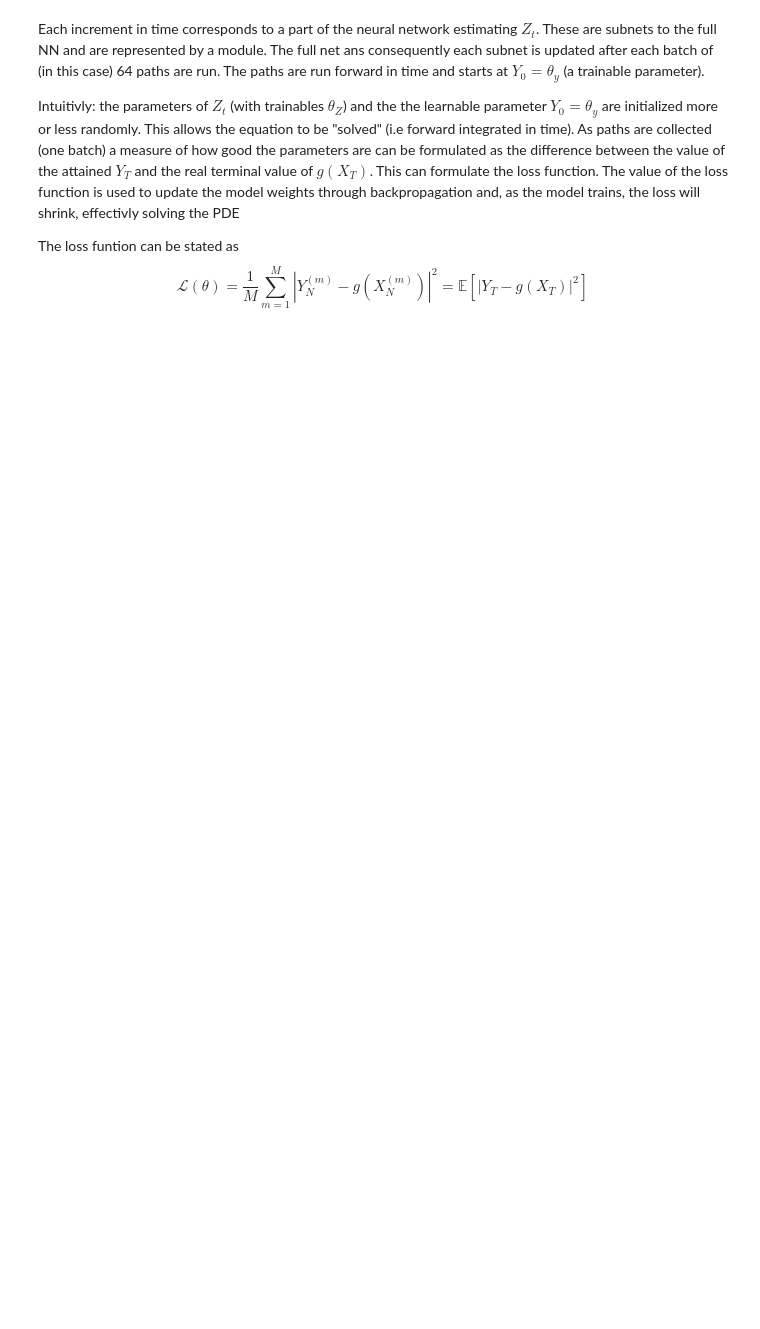
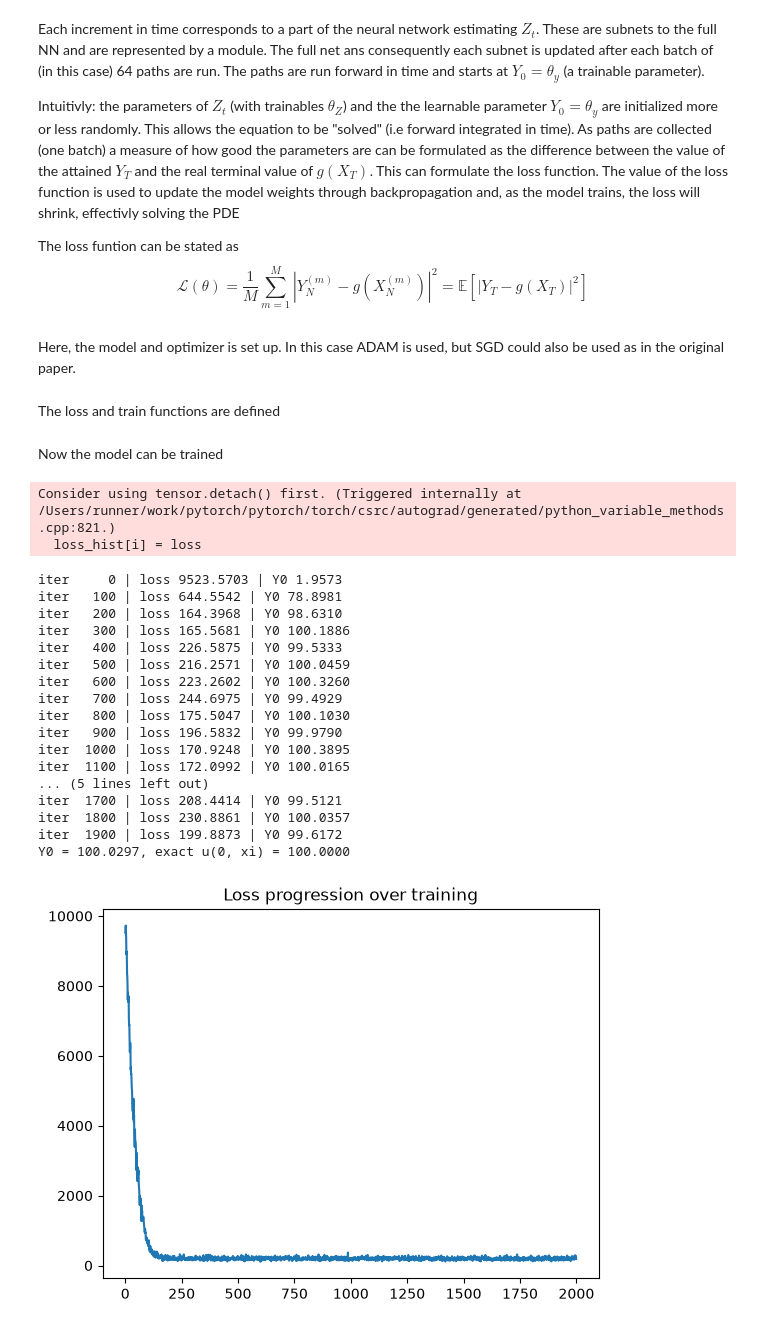
Before and after one commit to SvanteOskarAndersson/The-Deep-BSDE-Method-for-High-Dimensional-Parabolic-PDEs, a Jupyter notebook: notebooks/bhe_neural.ipynb, the cells around one changed output. Cells and saved outputs as stored; diff of their text form; code cells hidden in the pictures; blank space fills up the shorter version.

Commit message:
finished first neural solver

```diff
--- a/notebooks/bhe_neural.ipynb
+++ b/notebooks/bhe_neural.ipynb
@@ -51,7 +57,7 @@ class SubNet(nn.Module):
         super().__init__()
         self.net = nn.Sequential(nn.BatchNorm1d(d),
             nn.Linear(d, width),
-            nn.BatchNorm1d(d),
+            nn.BatchNorm1d(width),
             nn.ReLU(),
             nn.Linear(width, width),
             nn.BatchNorm1d(width),
@@ -62,7 +68,7 @@ class SubNet(nn.Module):
         return self.net(x)
 
 
-class Znet():
+class YZnet(nn.Module):
     def __init__(self, d, dt, N, y0_init=(0., 1.)):
             super().__init__()
             self.N, self.dt, = N, dt
@@ -79,11 +85,72 @@ class Znet():
             if n < self.N-1:
                 z = self.subnets[n](X[:, n + 1])
         return y
+# %% [markdown]
+Here, the model and optimizer is set up. In this case ADAM is used, but SGD could also be used as in the original paper.
 # %%
 T = 1.0
 N = 20
 dt = T/N
+d = 100
+xi = np.zeros(d)
 
-
-model = Znet(d=100, dt=dt, N = N)
-opt = torch.optim.Adam(model.parameters(), lr = 1e-2)
+model = YZnet(d=d, dt=dt, N = N)
+# two different learningrates for y0 and Z
+opt = torch.optim.Adam([
+    {"params": [model.y0], "lr": 1.0},
+    {"params": [p for name, p in model.named_parameters() if name != "y0"], "lr": 1e-2},
+])
+# %% [markdown]
+The loss and train functions are defined
+# %%
+def loss_fn(model, X, dW):
+    return ((model(X, dW) - g(X[:, -1]))**2).mean()
+
+def train(model, opt, batch_size, n_iter, d, N, dt, xi, verbose: bool = True):
+    y0_hist = np.zeros(n_iter)
+    loss_hist = np.zeros(n_iter)
+    for i in range(n_iter):
+        opt.zero_grad()
+
+        X, dW = sample_paths(xi, batch_size, d=d, N=N, dt=dt )
+
+        loss = loss_fn(model, X, dW)
+        loss.backward()
+        opt.step()
+
+        loss_hist[i] = loss
+        y0_hist[i] = model.y0.item()
+
+        if verbose and i % 100 == 0:
+            print(f"iter {i:5d} | loss {loss_hist[i]:.4f} | Y0 {y0_hist[i]:.4f}")
+    return loss_hist, y0_hist
+# %% [markdown]
+Now the model can be trained
+# %%
+loss_hist, y0_hist = train(model=model, opt=opt, batch_size=64, n_iter=2000, d=d, N=N, dt=dt, xi=xi)
+print(f"Y0 = {model.y0.item():.4f}, exact u(0, xi) = {heexact(0., xi, T):.4f}")
+
+plt.plot(loss_hist)
+plt.title("Loss progression over training")
+plt.show()
+# %% [output]
+Consider using tensor.detach() first. (Triggered internally at /Users/runner/work/pytorch/pytorch/torch/csrc/autograd/generated/python_variable_methods.cpp:821.)
+  loss_hist[i] = loss
+iter     0 | loss 9523.5703 | Y0 1.9573
+iter   100 | loss 644.5542 | Y0 78.8981
+iter   200 | loss 164.3968 | Y0 98.6310
+iter   300 | loss 165.5681 | Y0 100.1886
+iter   400 | loss 226.5875 | Y0 99.5333
+iter   500 | loss 216.2571 | Y0 100.0459
+iter   600 | loss 223.2602 | Y0 100.3260
+iter   700 | loss 244.6975 | Y0 99.4929
+iter   800 | loss 175.5047 | Y0 100.1030
+iter   900 | loss 196.5832 | Y0 99.9790
+iter  1000 | loss 170.9248 | Y0 100.3895
+iter  1100 | loss 172.0992 | Y0 100.0165
+... (5 lines left out)
+iter  1700 | loss 208.4414 | Y0 99.5121
+iter  1800 | loss 230.8861 | Y0 100.0357
+iter  1900 | loss 199.8873 | Y0 99.6172
+Y0 = 100.0297, exact u(0, xi) = 100.0000
+[figure, added]
```
Also changed, not shown: parts of 3 cells of this notebook, 1 other file.
